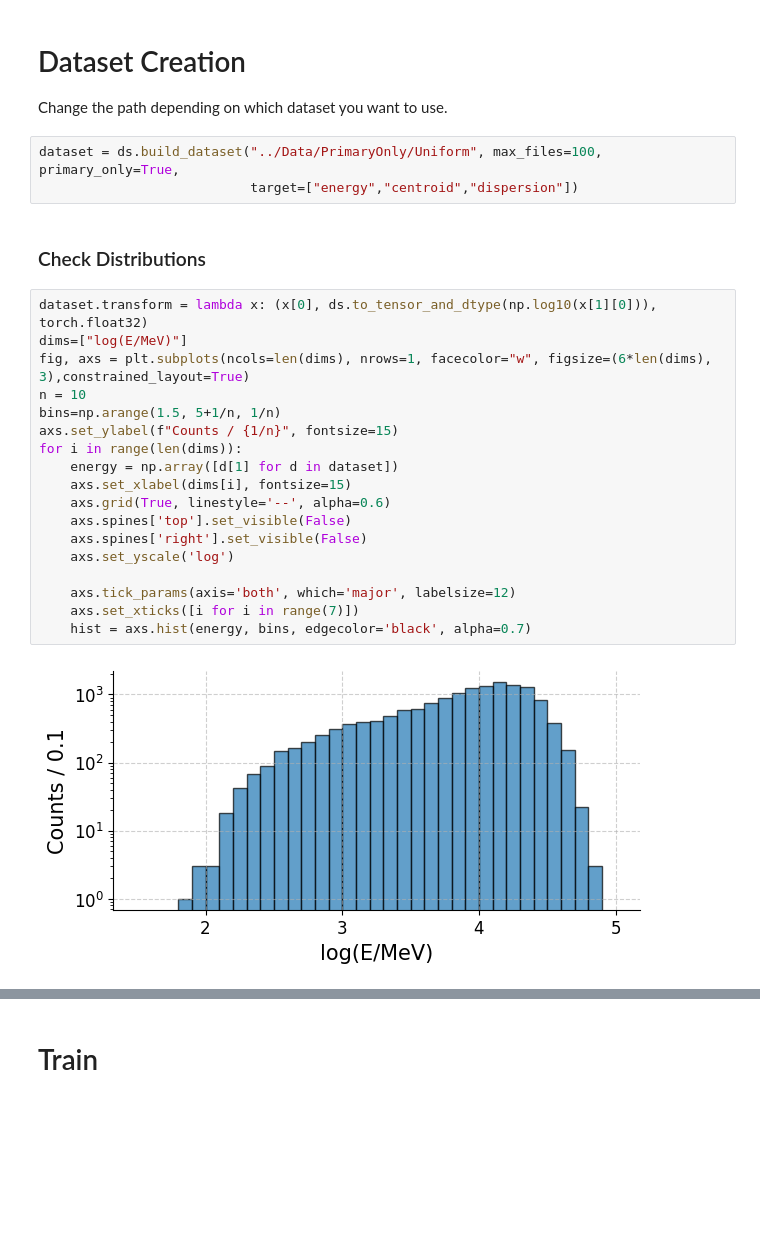
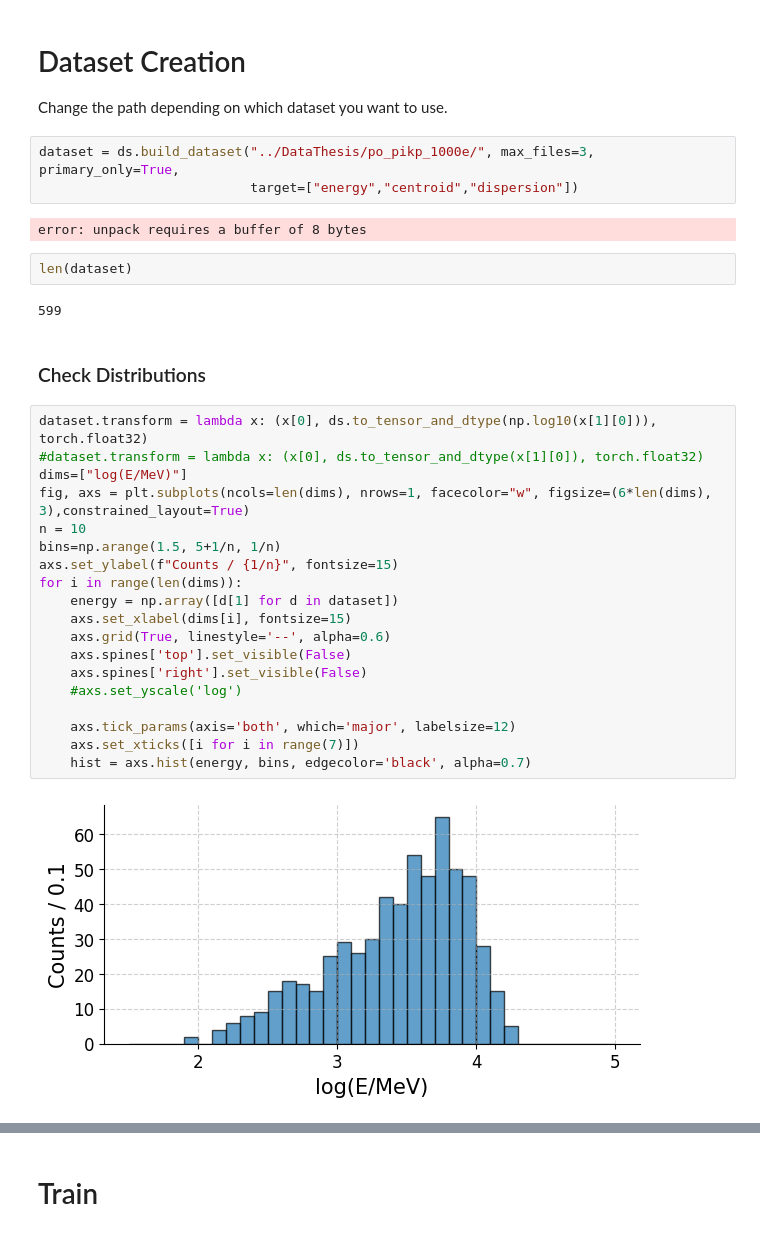
Before and after one commit to Rickard75/SNN-Cal, a Jupyter notebook: SNN/SNN.ipynb, the cells around one changed output, grey strips where cells are left out. Cells and saved outputs as stored; diff of their text form; blank space fills up the shorter version.

```diff
--- a/SNN/SNN.ipynb
+++ b/SNN/SNN.ipynb
@@ -123,30 +123,37 @@ def antitransform(x):
 
 Change the path depending on which dataset you want to use.
 # %%
-dataset = ds.build_dataset("../Data/PrimaryOnly/Uniform", max_files=100, primary_only=True,
+dataset = ds.build_dataset("../DataThesis/po_pikp_1000e/", max_files=3, primary_only=True,
                            target=["energy","centroid","dispersion"])
+# %% [output]
+error: unpack requires a buffer of 8 bytes
+# %%
+len(dataset)
+# %% [output]
+599
 # %% [markdown]
 ### Check Distributions
 # %%
 dataset.transform = lambda x: (x[0], ds.to_tensor_and_dtype(np.log10(x[1][0])), torch.float32)
+#dataset.transform = lambda x: (x[0], ds.to_tensor_and_dtype(x[1][0]), torch.float32)
 dims=["log(E/MeV)"]
 fig, axs = plt.subplots(ncols=len(dims), nrows=1, facecolor="w", figsize=(6*len(dims), 3),constrained_layout=True)
 n = 10
 bins=np.arange(1.5, 5+1/n, 1/n)
 axs.set_ylabel(f"Counts / {1/n}", fontsize=15)
 for i in range(len(dims)):
     energy = np.array([d[1] for d in dataset])
     axs.set_xlabel(dims[i], fontsize=15)
     axs.grid(True, linestyle='--', alpha=0.6)
     axs.spines['top'].set_visible(False)
     axs.spines['right'].set_visible(False)
-    axs.set_yscale('log')
+    #axs.set_yscale('log')
 
     axs.tick_params(axis='both', which='major', labelsize=12)
     axs.set_xticks([i for i in range(7)])
     hist = axs.hist(energy, bins, edgecolor='black', alpha=0.7)
 # %% [output]
-[figure, old version]
+[figure, new version]
 # %%
 dataset.transform = lambda x: (x[0], ds.to_tensor_and_dtype(x[1][1]), torch.float32)
 
```
Also changed, not shown: parts of 8 cells of this notebook, 2 other files.
